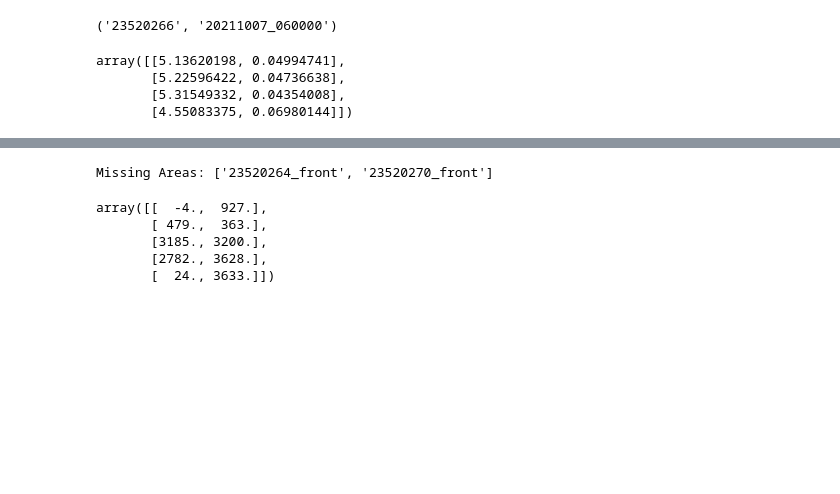
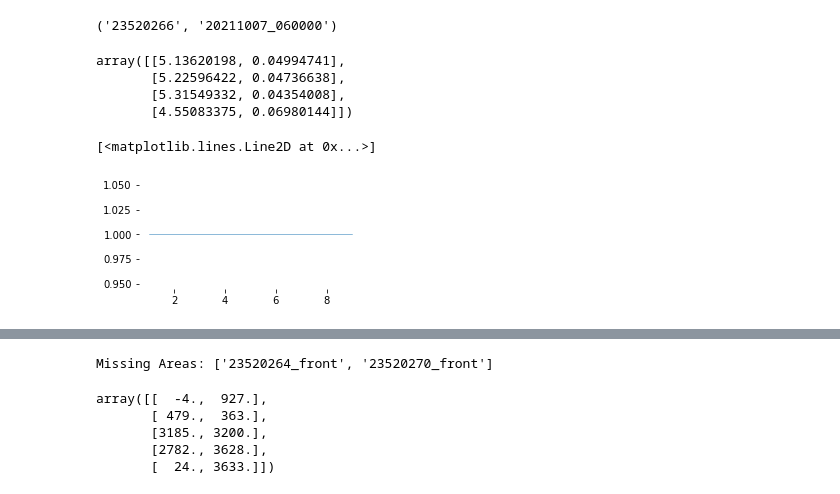
Before and after one commit to UlrikeScherer/Fish-Tracking-Visualization, a Jupyter notebook: Untitled1.ipynb, the cells around one changed output, grey strips where cells are left out. Saved outputs shown, nothing was run; the diff lists cells and outputs as text; code cells hidden in the pictures; blank space fills up the shorter version.

```diff
--- a/Untitled1.ipynb
+++ b/Untitled1.ipynb
@@ -55 +55,6 @@ rr = activity_per_interval(fish_ids=13, time_interval=3600, write_to_csv=True)
+# %%
+plt.plot(range(1,10,2), [1]*((10)//2))
+# %% [output]
+[<matplotlib.lines.Line2D at 0x...>]
+[figure, added]
 # %%
```
Also changed, not shown: parts of 2 cells of this notebook, 2 other files.
